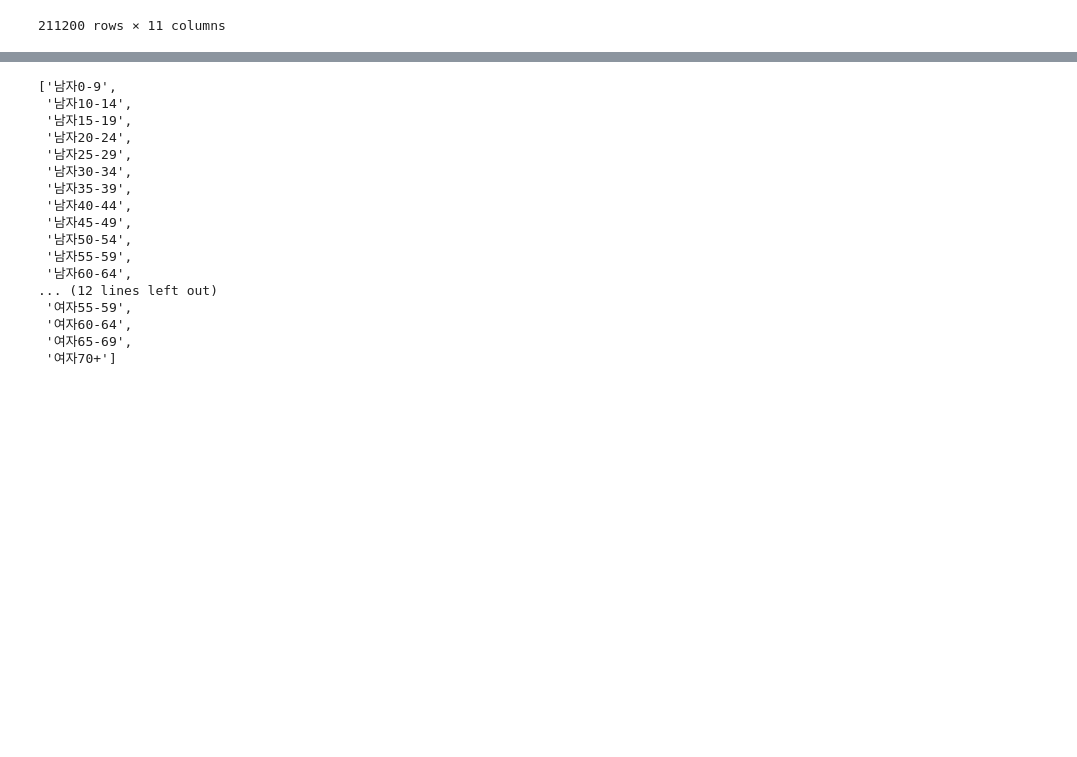
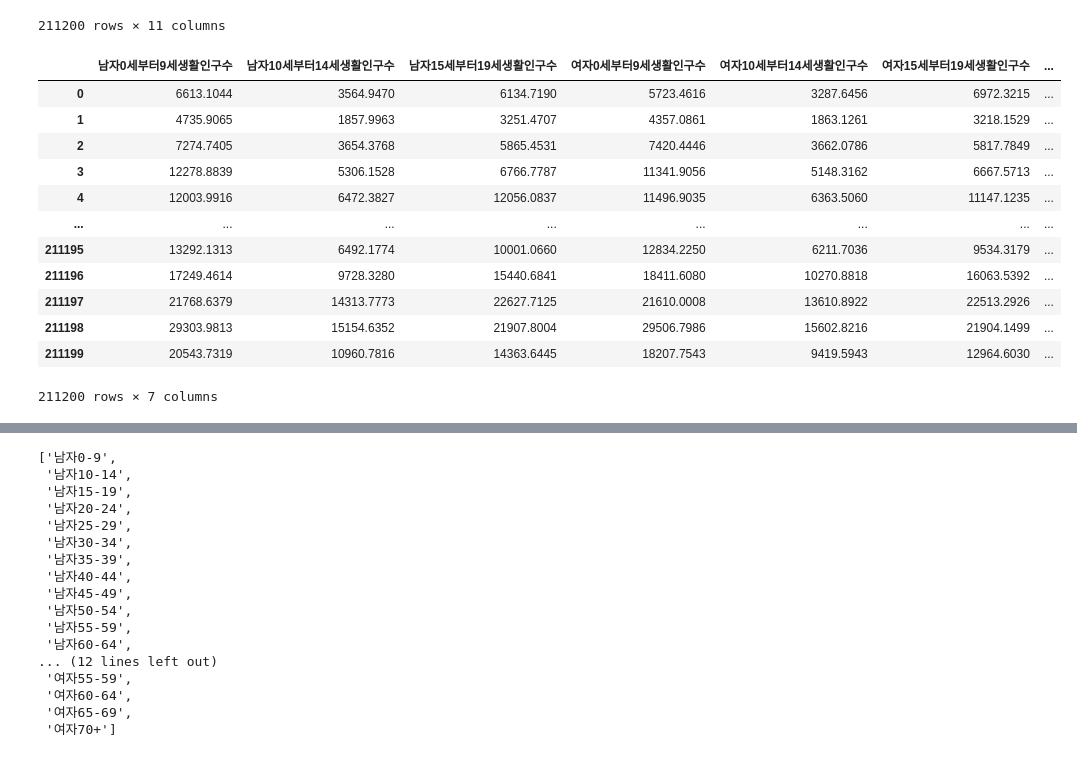
Before and after one commit to cryptnomy/likelion-ai-s7-mid, a Jupyter notebook: src/hypothesis-one-gt.ipynb, the cells around one changed output, grey strips where cells are left out. Drawn from its saved outputs; the diff is of its cells as text; code cells hidden in the pictures; blank space fills up the shorter version.

```diff
--- a/src/hypothesis-one.ipynb
+++ b/src/hypothesis-one-gt.ipynb
@@ -96,7 +100,8 @@ data_female.head()
 | 3 | 11341.9056 | 5148.3162 | 6667.5713 | 12181.8221 |
 | 4 | 11496.9035 | 6363.5060 | 11147.1235 | 18491.1112 |
 # %%
-pd.concat([data_male, data_female], axis=1)
+data_over_20 = pd.concat([data_male, data_female], axis=1)
+data_over_20
 # %% [output]
 |  | 기준일ID | 시간대구분 | 자치구코드 | 총생활인구수 | 남자0세부터9세생활인구수 | 남자10세부터14세생활인구수 | 남자15세부터19세생활인구수 | 여자0세부터9세생활인구수 | ... |
 | 0 | 20190101 | 0 | 11110 | 247783.9476 | 6613.1044 | 3564.9470 | 6134.7190 | 5723.4616 | ... |
@@ -111,3 +116,19 @@ pd.concat([data_male, data_female], axis=1)
 | 211198 | 20191231 | 23 | 11710 | 776809.6518 | 29303.9813 | 15154.6352 | 21907.8004 | 29506.7986 | ... |
 | 211199 | 20191231 | 23 | 11740 | 522271.9542 | 20543.7319 | 10960.7816 | 14363.6445 | 18207.7543 | ... |
 211200 rows × 11 columns
+# %%
+data_over_20.iloc[:, 4:]
+# %% [output]
+|  | 남자0세부터9세생활인구수 | 남자10세부터14세생활인구수 | 남자15세부터19세생활인구수 | 여자0세부터9세생활인구수 | 여자10세부터14세생활인구수 | 여자15세부터19세생활인구수 | ... |
+| 0 | 6613.1044 | 3564.9470 | 6134.7190 | 5723.4616 | 3287.6456 | 6972.3215 | ... |
+| 1 | 4735.9065 | 1857.9963 | 3251.4707 | 4357.0861 | 1863.1261 | 3218.1529 | ... |
+| 2 | 7274.7405 | 3654.3768 | 5865.4531 | 7420.4446 | 3662.0786 | 5817.7849 | ... |
+| 3 | 12278.8839 | 5306.1528 | 6766.7787 | 11341.9056 | 5148.3162 | 6667.5713 | ... |
+| 4 | 12003.9916 | 6472.3827 | 12056.0837 | 11496.9035 | 6363.5060 | 11147.1235 | ... |
+| ... | ... | ... | ... | ... | ... | ... | ... |
+| 211195 | 13292.1313 | 6492.1774 | 10001.0660 | 12834.2250 | 6211.7036 | 9534.3179 | ... |
+| 211196 | 17249.4614 | 9728.3280 | 15440.6841 | 18411.6080 | 10270.8818 | 16063.5392 | ... |
+| 211197 | 21768.6379 | 14313.7773 | 22627.7125 | 21610.0008 | 13610.8922 | 22513.2926 | ... |
+| 211198 | 29303.9813 | 15154.6352 | 21907.8004 | 29506.7986 | 15602.8216 | 21904.1499 | ... |
+| 211199 | 20543.7319 | 10960.7816 | 14363.6445 | 18207.7543 | 9419.5943 | 12964.6030 | ... |
+211200 rows × 7 columns
```
Also changed, not shown: parts of 3 cells of this notebook.
